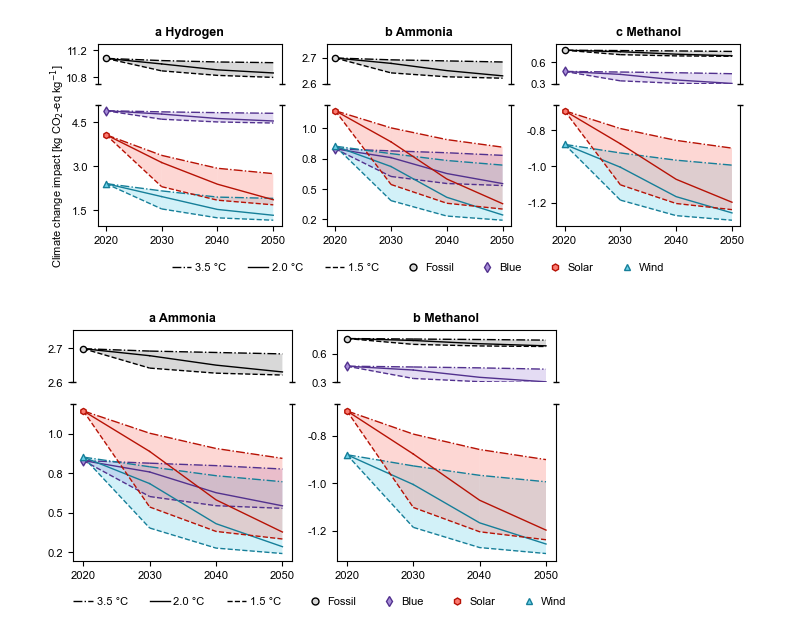
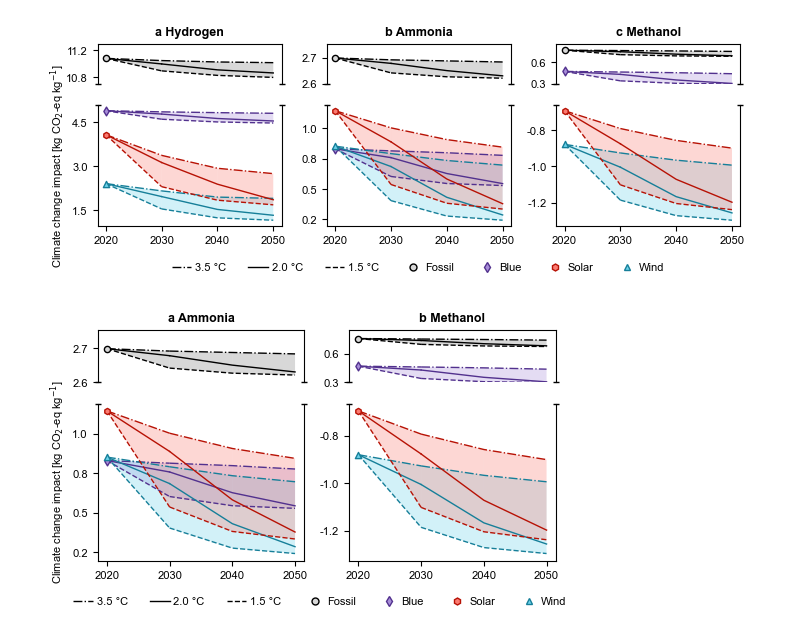
Before and after one commit to abhix2704/Prospective-LCA, a Jupyter notebook: Code/GWPPlots.ipynb, the cells around one changed output. Drawn from its saved outputs; the diff is of its cells as text; code cells hidden in the pictures.

Commit message:
ICC conference figures

```diff
--- a/Code/GWPPlots.ipynb
+++ b/Code/GWPPlots.ipynb
@@ -724,7 +724,7 @@ ax6 = ax[1,1]
 
 # ax1.yaxis.set_major_locator(MaxNLocator(2))
 # ax2.yaxis.set_major_locator(MaxNLocator(4))
-# ax2.set_ylabel('Climate change impact [kg CO$_\mathrm{2}$-eq kg$^\mathrm{-1}$]')
+ax4.set_ylabel('Climate change impact [kg CO$_\mathrm{2}$-eq kg$^\mathrm{-1}$]')
 # ax1.set_title('a Hydrogen', fontweight = 'bold', fontsize = fontsize_title)
 
 plot(ammoniaBAUGLOGWPDF, 'o', '#d8d8d8', 'black', '#808080', ax3, 30)
@@ -783,34 +783,34 @@ legend_elements =   [Line2D([0], [0], color = "#000000", linestyle = "-.",
                     Line2D([0], [0], color = "#000000", linestyle = "-",
                                              label = '2.0 °C', linewidth = 1),
                     Line2D([0], [0], color = "#000000", linestyle = "--",
                                              label = '1.5 °C', linewidth = 1),
                     Line2D([0], [0], marker = 'o', color = "none",
                                              markerfacecolor ='#d8d8d8', markeredgecolor = "#000000",
                                              label = 'Fossil', markersize = 5),
                     Line2D([0], [0], marker = 'd', color = "none",
                                              markerfacecolor ='#A78DD8', markeredgecolor = "#52318E",
                                              label = 'Blue', markersize = 5),
                     Line2D([0], [0], marker = 'h', color = "none",
                                              markerfacecolor ='#FB7B71', markeredgecolor = "#B71205",
                                              label = 'Solar', markersize = 5),
                     Line2D([0], [0], marker = '^', color = "none",
                                              markerfacecolor ='#6DD2EA', markeredgecolor = "#167F99",
                                              label = 'Wind', markersize = 5),]
 
 legend = fig.legend(handles = legend_elements, frameon = False, loc = "upper center", ncol = 7,
            prop={"size":8}, bbox_to_anchor=(0.53, 0.02), handletextpad = 0.1)
 
 for i in range(len(legend.legend_handles)):
     if i < 3:
         handle = legend.legend_handles[i]
         handle.set_xdata([0, 4, 14])
 
 plotPathPNG = os.path.join('..', 'Plots', 'Phase 2', 'GWP', 'Conf all image SSP2 GLO.png')
 plotPathSVG = os.path.join('..', 'Plots', 'Phase 2', 'GWP', 'Conf all image SSP2 GLO.svg')
 plt.savefig(plotPathPNG, dpi = 600, format = 'png', bbox_inches = 'tight', facecolor = 'w')
 plt.savefig(plotPathSVG, dpi = 600, format = 'svg', bbox_inches = 'tight', facecolor = 'w')
 # %% [output]
-[figure, old version]
+[figure, new version]
 # %%
 # fig, (ax1, ax2) = plt.subplots(2, 1, sharex = True, figsize = (fig_length[1.5], fig_height*0.4), gridspec_kw={'height_ratios': [2, 4]})
 # fig.subplots_adjust(hspace = 0)
```
Also changed, not shown: 7 other files.
